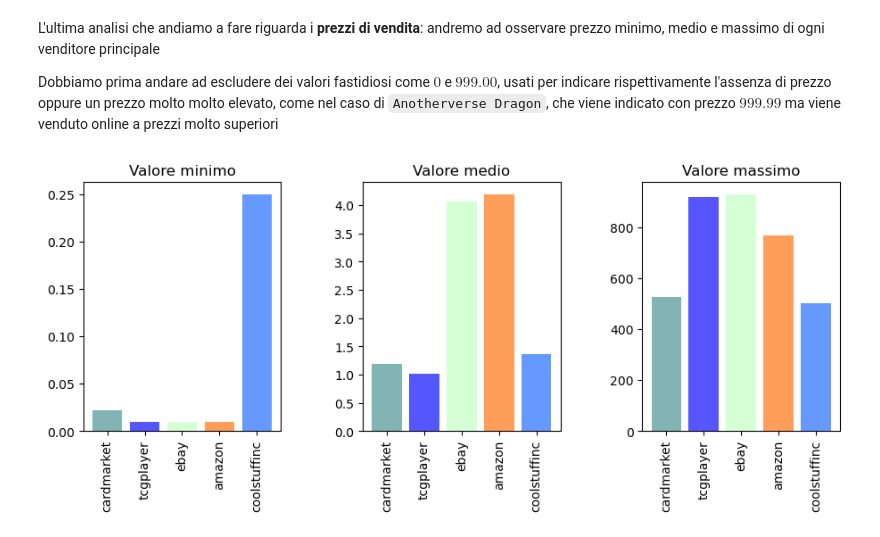
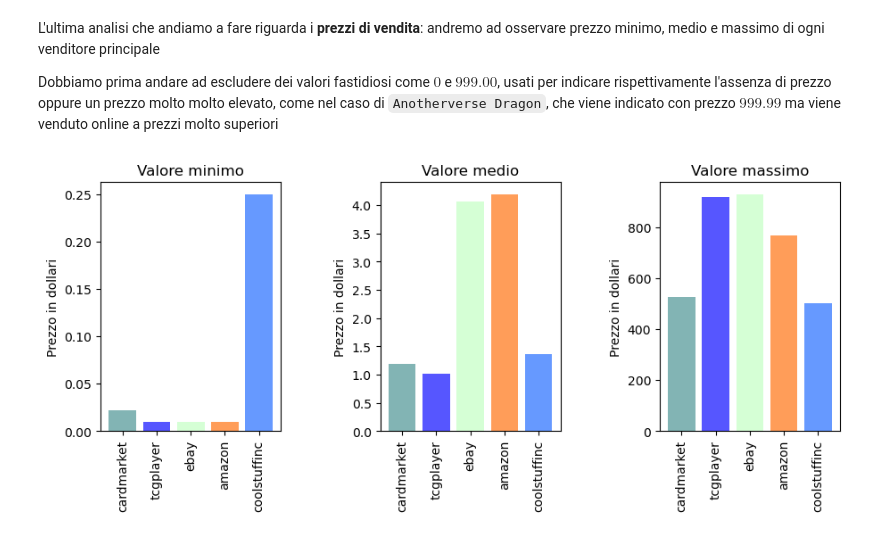
Before and after one commit to MattiaOldani/Visualizzazione-Scientifica, a Jupyter notebook: notebook/notebook.ipynb, the cells around one changed output. Cells and saved outputs as stored; diff of their text form; code cells hidden in the pictures.

```diff
--- a/notebook/notebook.ipynb
+++ b/notebook/notebook.ipynb
@@ -376,31 +383,34 @@ ebay = data["EBAY_PRICE"].dropna().where(lambda x : x > 0).where(lambda x: x < 9
 amazon = data["AMAZON_PRICE"].dropna().where(lambda x : x > 0).where(lambda x: x < 999.00)
 coolstuffinc = data["COOLSTUFFINC_PRICE"].dropna().where(lambda x : x > 0).where(lambda x: x < 999.00)
 
 colors = ['#82b4b4', '#5656ff', '#d5ffd5', '#ff9d59', '#6699ff']
 stores = [cardmarket, tcgplayer, ebay, amazon, coolstuffinc]
 xticks = ["cardmarket", "tcgplayer", "ebay", "amazon", "coolstuffinc"]
 x = np.arange(0, len(stores))
 
 plt.subplot(1,3,1)
 plt.title("Valore minimo")
 y = [store.min() for store in stores]
 plt.bar(x, y, color=colors)
 plt.xticks(x, xticks, rotation=90)
+plt.ylabel("Prezzo in dollari")
 
 plt.subplot(1,3,2)
 plt.title("Valore medio")
 y = [store.mean() for store in stores]
 plt.bar(x, y, color=colors)
 plt.xticks(x, xticks, rotation=90)
+plt.ylabel("Prezzo in dollari")
 
 plt.subplot(1,3,3)
 plt.title("Valore massimo")
 y = [store.max() for store in stores]
 plt.bar(x, y, color=colors)
 plt.xticks(x, xticks, rotation=90)
+plt.ylabel("Prezzo in dollari")
 
 plt.gcf().set_size_inches(10,5)
 plt.tight_layout(pad=4)
 plt.show()
 # %% [output]
-[figure, old version]
+[figure, new version]
```
Also changed, not shown: parts of 5 cells of this notebook, 4 other files.
